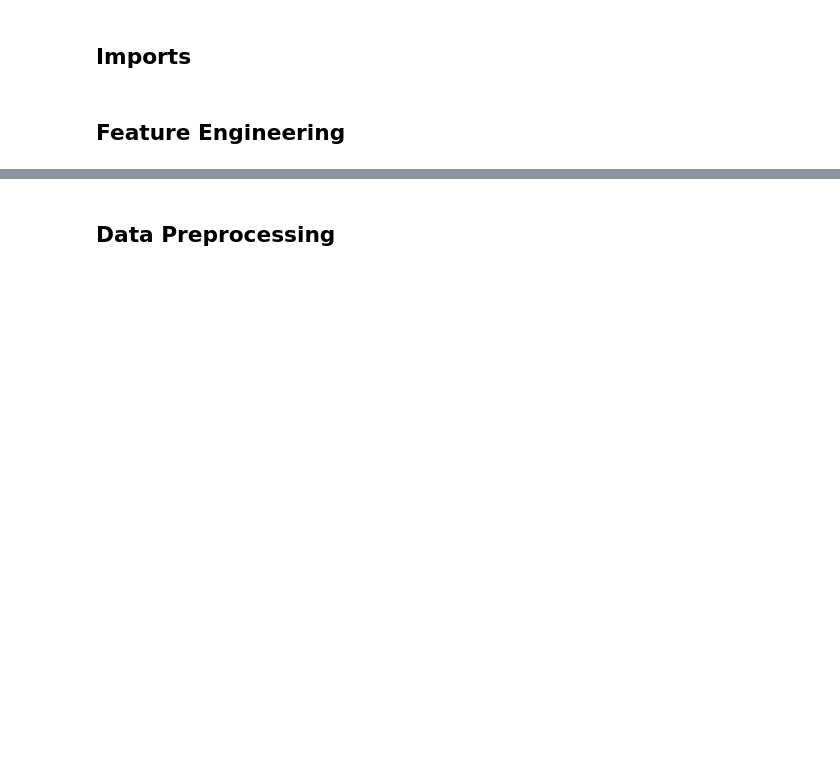
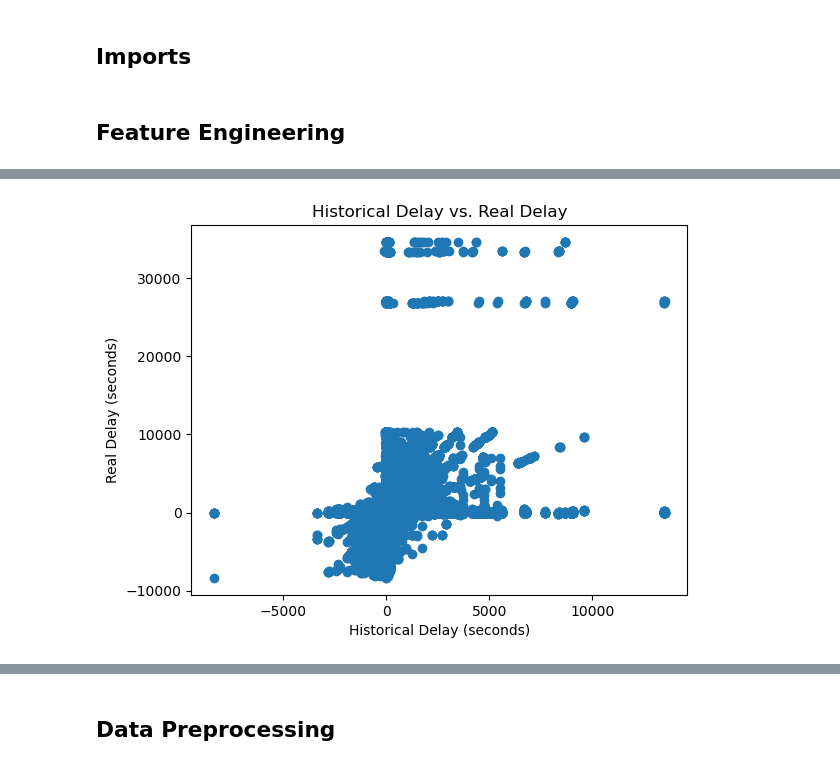
Before and after one commit to nadpierre/stm-transit-delay-prediction, a Jupyter notebook: notebooks/data_preprocessing.ipynb, the cells around one changed output, grey strips where cells are left out. Saved outputs shown, nothing was run; the diff lists cells and outputs as text; code cells hidden in the pictures; blank space fills up the shorter version.

```diff
--- a/notebooks/data_preprocessing.ipynb
+++ b/notebooks/data_preprocessing.ipynb
@@ -48,0 +75,5 @@ df['delay'] = (df['realtime_arrival_time'] - df['scheduled_arrival_time']).dt.to
+# %%
+# Convert arrival times to local timezone
+df['realtime_arrival_time'] = df['realtime_arrival_time'].dt.tz_convert(LOCAL_TIMEZONE)
+df['scheduled_arrival_time'] = df['scheduled_arrival_time'].dt.tz_convert(LOCAL_TIMEZONE)
+df.head()
@@ -48,0 +91,6 @@ df['delay'] = (df['realtime_arrival_time'] - df['scheduled_arrival_time']).dt.to
+# %%
+# Get average delay by stop, day and hour
+stop_hour_avg_delay = df.groupby(['stop_id', 'day', 'hour'])['delay'].mean().reset_index()
+stop_hour_avg_delay = stop_hour_avg_delay.rename(columns={'delay': 'historical_avg_delay'})
+df = df.merge(stop_hour_avg_delay, on=['stop_id', 'hour'], how='left')
+df.head()
@@ -48,0 +104,10 @@ df['delay'] = (df['realtime_arrival_time'] - df['scheduled_arrival_time']).dt.to
+# %%
+# Plot historical delay vs real delay
+plt.scatter(x=df['historical_avg_delay'], y=df['delay'])
+plt.title('Historical Delay vs. Real Delay')
+plt.xlabel('Historical Delay (seconds)')
+plt.ylabel('Real Delay (seconds)')
+plt.savefig('../images/hist_vs_real_delay.png', bbox_inches='tight')
+plt.show()
+# %% [output]
+[figure, added]
```
Also changed, not shown: parts of 34 cells of this notebook, 8 other files.
